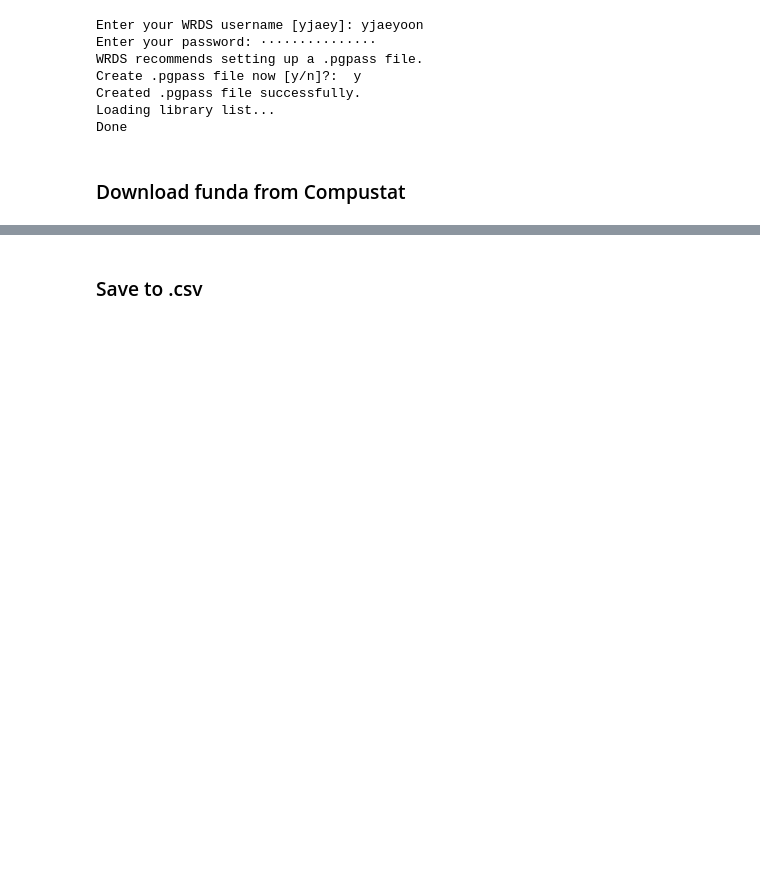
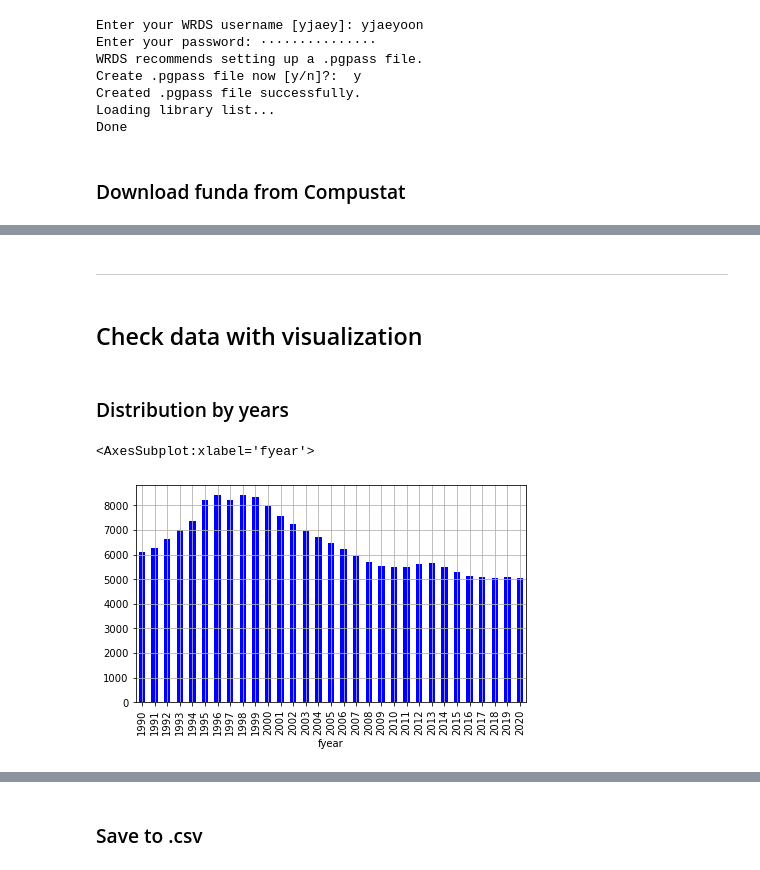
Before and after one commit to jaeyoonyu/jaeyoonyu.github.io, a Jupyter notebook: _code/wrds-download-compustat.ipynb, the cells around one changed output, grey strips where cells are left out. Cells and saved outputs as stored; diff of their text form; code cells hidden in the pictures; blank space fills up the shorter version.

```diff
--- a/_code/wrds-download-compustat.ipynb
+++ b/_code/wrds-download-compustat.ipynb
@@ -46,3 +47,14 @@ df.head()
 | 2 | AAR CORP | 001004 | 0000001750 | AIR | 1993-05-31 | 6 | 1992 | 365.151 | 382.780 | 0.283 | 0.283 | ... |
 | 3 | AAR CORP | 001004 | 0000001750 | AIR | 1994-05-31 | 6 | 1993 | 417.626 | 407.754 | 9.494 | 9.484 | ... |
 | 4 | AAR CORP | 001004 | 0000001750 | AIR | 1995-05-31 | 6 | 1994 | 425.814 | 451.395 | 10.463 | 10.463 | ... |
+# %% [markdown]
+---------------------
+# %% [markdown]
+## Check data with visualization
+# %% [markdown]
+### Distribution by years
+# %%
+df.groupby(['fyear']).count()['cik'].plot(kind='bar', figsize=(7,4), grid= True, color= 'b')
+# %% [output]
+<AxesSubplot:xlabel='fyear'>
+[figure, added]
```
Also changed, not shown: parts of 9 cells of this notebook, 6 other files.
